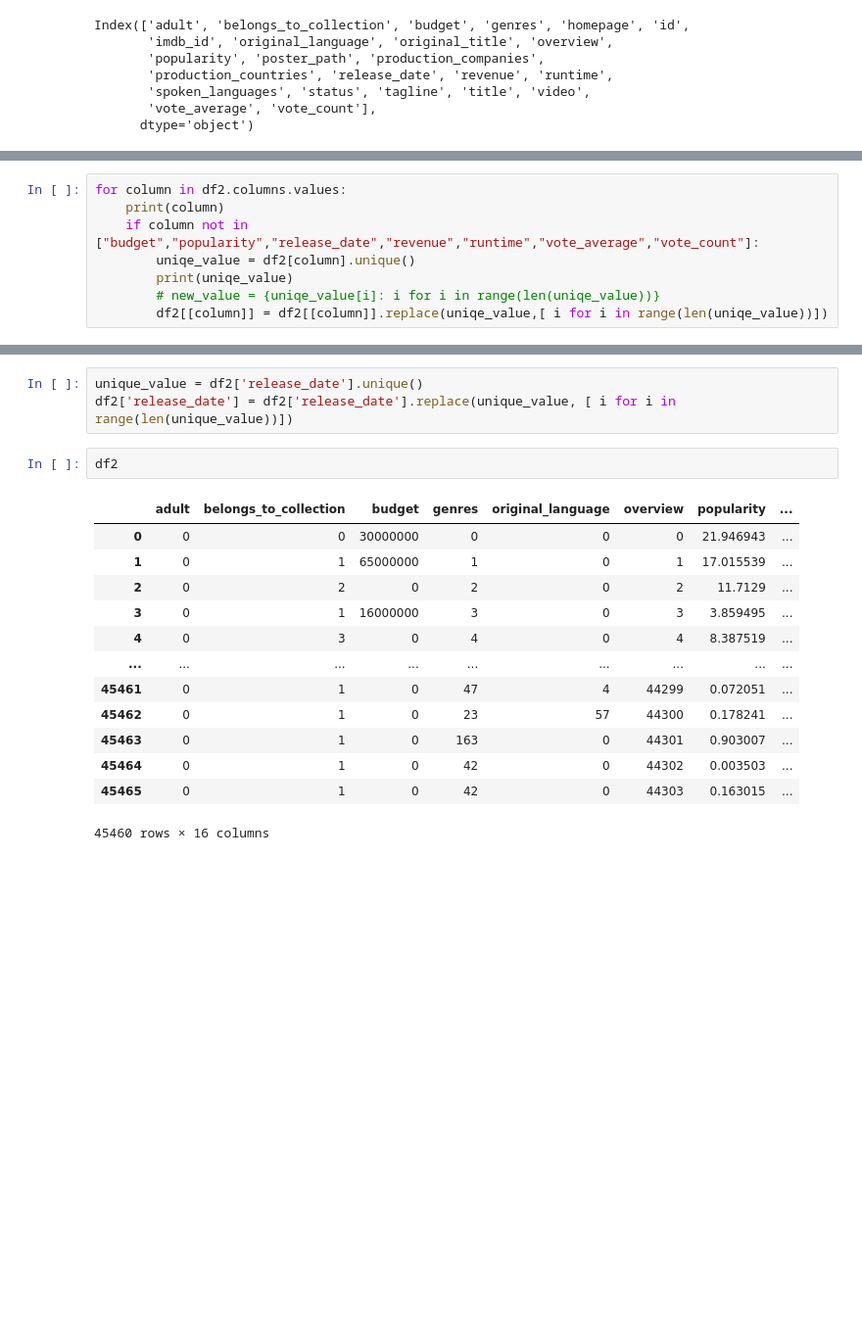
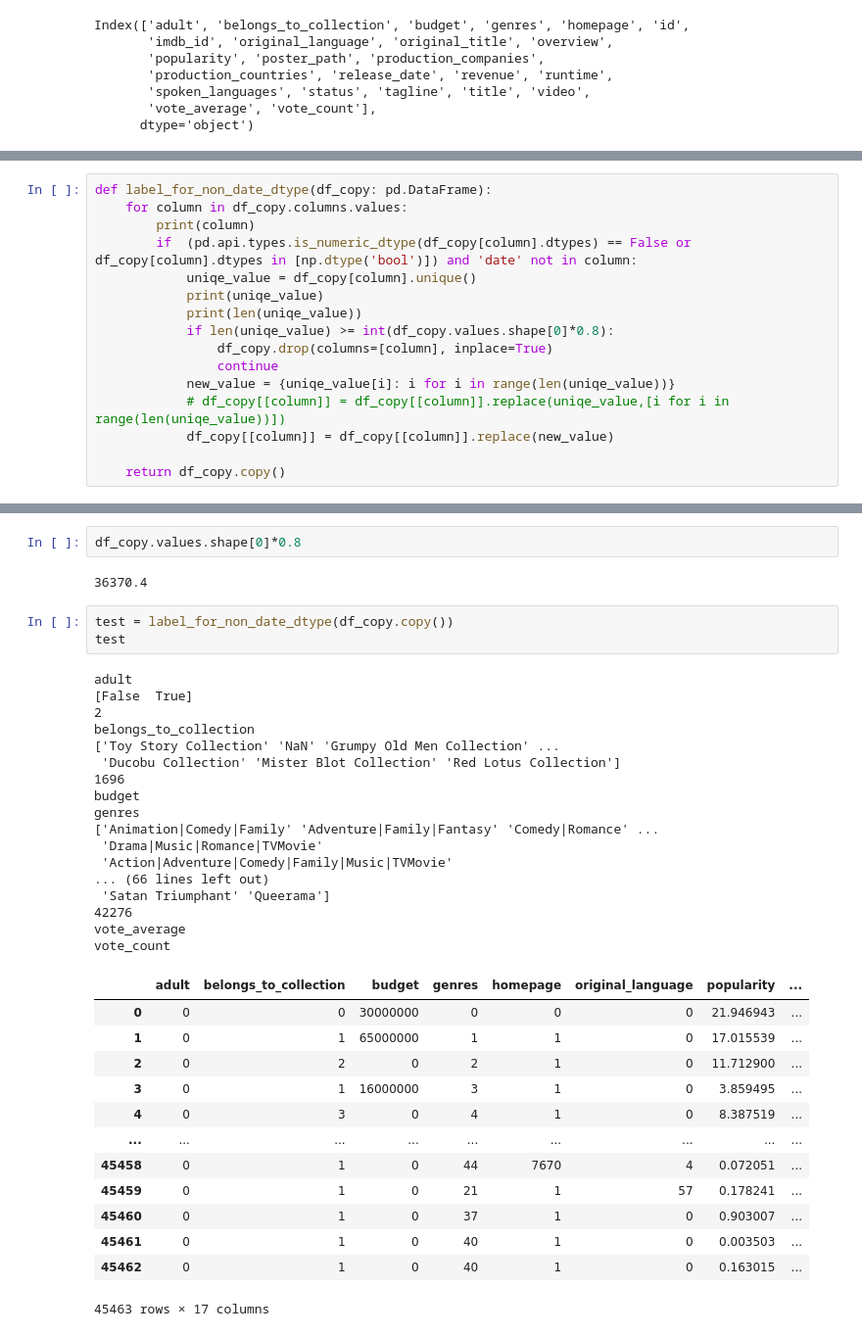
Before and after one commit to ltnguyen1710/recomendation-system, a Jupyter notebook: CONTROL/testStatistical.ipynb, the cells around one changed output, grey strips where cells are left out. Shown: that part at 98% size. Saved outputs shown, nothing was run; the diff lists cells and outputs as text; blank space fills up the shorter version.

```diff
--- a/CONTROL/testStatistical.ipynb
+++ b/CONTROL/testStatistical.ipynb
@@ -79,8 +153,16 @@ df2
 # %%
-for column in df2.columns.values:
-    print(column)
-    if column not in ["budget","popularity","release_date","revenue","runtime","vote_average","vote_count"]:
-        uniqe_value = df2[column].unique()
-        print(uniqe_value)
-        # new_value = {uniqe_value[i]: i for i in range(len(uniqe_value))}
-        df2[[column]] = df2[[column]].replace(uniqe_value,[ i for i in range(len(uniqe_value))])
+def label_for_non_date_dtype(df_copy: pd.DataFrame):
+    for column in df_copy.columns.values:
+        print(column)
+        if  (pd.api.types.is_numeric_dtype(df_copy[column].dtypes) == False or df_copy[column].dtypes in [np.dtype('bool')]) and 'date' not in column:
+            uniqe_value = df_copy[column].unique()
+            print(uniqe_value)
+            print(len(uniqe_value))
+            if len(uniqe_value) >= int(df_copy.values.shape[0]*0.8):
+                df_copy.drop(columns=[column], inplace=True)
+                continue
+            new_value = {uniqe_value[i]: i for i in range(len(uniqe_value))}
+            # df_copy[[column]] = df_copy[[column]].replace(uniqe_value,[i for i in range(len(uniqe_value))])
+            df_copy[[column]] = df_copy[[column]].replace(new_value)
+
+    return df_copy.copy()
@@ -176,19 +169,38 @@ for i in range(new_realease_day.index.shape[0]-1):
-# %%
-unique_value = df2['release_date'].unique()
-df2['release_date'] = df2['release_date'].replace(unique_value, [ i for i in range(len(unique_value))])
-# %%
-df2
-# %% [output]
-|  | adult | belongs_to_collection | budget | genres | original_language | overview | popularity | ... |
-| 0 | 0 | 0 | 30000000 | 0 | 0 | 0 | 21.946943 | ... |
-| 1 | 0 | 1 | 65000000 | 1 | 0 | 1 | 17.015539 | ... |
-| 2 | 0 | 2 | 0 | 2 | 0 | 2 | 11.7129 | ... |
-| 3 | 0 | 1 | 16000000 | 3 | 0 | 3 | 3.859495 | ... |
-| 4 | 0 | 3 | 0 | 4 | 0 | 4 | 8.387519 | ... |
-| ... | ... | ... | ... | ... | ... | ... | ... | ... |
-| 45461 | 0 | 1 | 0 | 47 | 4 | 44299 | 0.072051 | ... |
-| 45462 | 0 | 1 | 0 | 23 | 57 | 44300 | 0.178241 | ... |
-| 45463 | 0 | 1 | 0 | 163 | 0 | 44301 | 0.903007 | ... |
-| 45464 | 0 | 1 | 0 | 42 | 0 | 44302 | 0.003503 | ... |
-| 45465 | 0 | 1 | 0 | 42 | 0 | 44303 | 0.163015 | ... |
-45460 rows × 16 columns
+# %%
+df_copy.values.shape[0]*0.8
+# %% [output]
+36370.4
+# %%
+test = label_for_non_date_dtype(df_copy.copy())
+test
+# %% [output]
+adult
+[False  True]
+2
+belongs_to_collection
+['Toy Story Collection' 'NaN' 'Grumpy Old Men Collection' ...
+ 'Ducobu Collection' 'Mister Blot Collection' 'Red Lotus Collection']
+1696
+budget
+genres
+['Animation|Comedy|Family' 'Adventure|Family|Fantasy' 'Comedy|Romance' ...
+ 'Drama|Music|Romance|TVMovie'
+ 'Action|Adventure|Comedy|Family|Music|TVMovie'
+... (66 lines left out)
+ 'Satan Triumphant' 'Queerama']
+42276
+vote_average
+vote_count
+|  | adult | belongs_to_collection | budget | genres | homepage | original_language | popularity | ... |
+| 0 | 0 | 0 | 30000000 | 0 | 0 | 0 | 21.946943 | ... |
+| 1 | 0 | 1 | 65000000 | 1 | 1 | 0 | 17.015539 | ... |
+| 2 | 0 | 2 | 0 | 2 | 1 | 0 | 11.712900 | ... |
+| 3 | 0 | 1 | 16000000 | 3 | 1 | 0 | 3.859495 | ... |
+| 4 | 0 | 3 | 0 | 4 | 1 | 0 | 8.387519 | ... |
+| ... | ... | ... | ... | ... | ... | ... | ... | ... |
+| 45458 | 0 | 1 | 0 | 44 | 7670 | 4 | 0.072051 | ... |
+| 45459 | 0 | 1 | 0 | 21 | 1 | 57 | 0.178241 | ... |
+| 45460 | 0 | 1 | 0 | 37 | 1 | 0 | 0.903007 | ... |
+| 45461 | 0 | 1 | 0 | 40 | 1 | 0 | 0.003503 | ... |
+| 45462 | 0 | 1 | 0 | 40 | 1 | 0 | 0.163015 | ... |
+45463 rows × 17 columns
```
Also changed, not shown: parts of 20 cells of this notebook, 9 other files.
